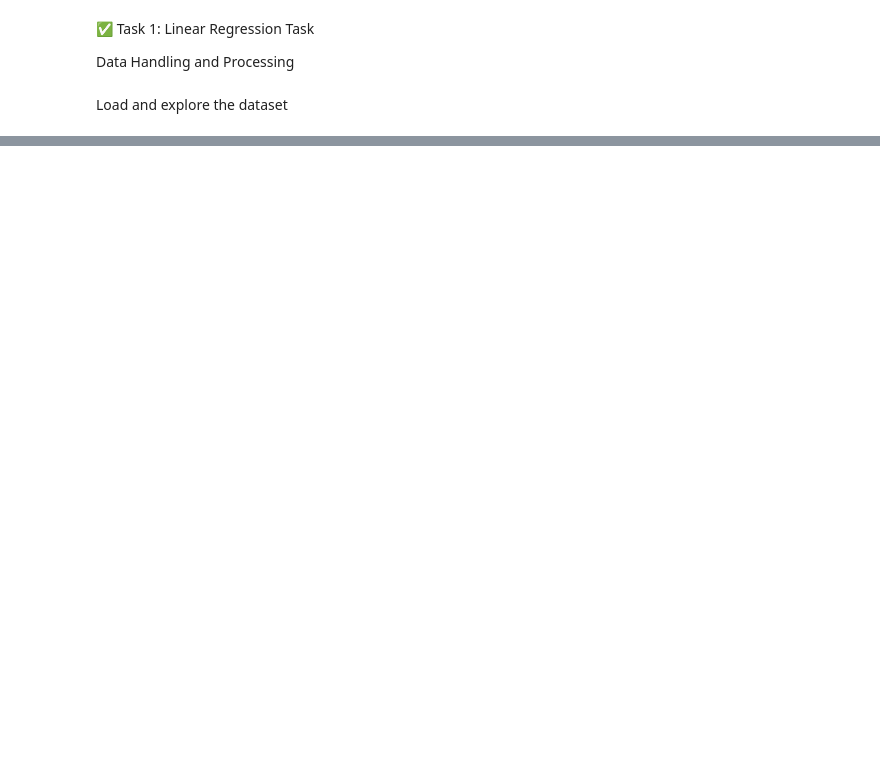
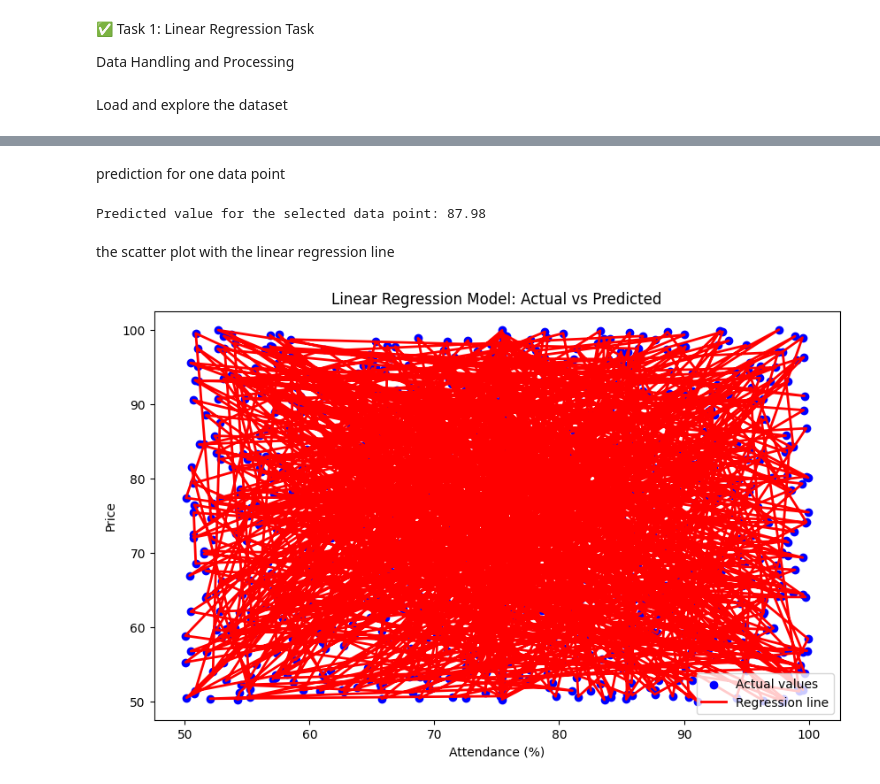
Before and after one commit to ngabo-dev/Linear-Regression-Model-Deployment, a Jupyter notebook: summative/linear_regression/Student_Performance_Prediction.ipynb, the cells around one changed output, grey strips where cells are left out. Saved outputs shown, nothing was run; the diff lists cells and outputs as text; code cells hidden in the pictures; blank space fills up the shorter version.

Commit message:
added missing visualizations

```diff
--- a/summative/linear_regression/Student_Performance_Prediction.ipynb
+++ b/summative/linear_regression/Student_Performance_Prediction.ipynb
@@ -66,0 +65,19 @@ Step 2: Model Training & Comparison
+# %%
+# Drop unnecessary columns
+columns_to_drop = [
+    "Student_ID", "First_Name", "Last_Name", "Email", "Gender", "Age",
+    "Extracurricular_Activities", "Internet_Access_at_Home",
+    "Parent_Education_Level", "Family_Income_Level"
+]
+df.drop(columns=columns_to_drop, inplace=True)
+
+# Handle missing values - Fill numeric columns with mean
+imputer = SimpleImputer(strategy="mean")
+df[df.select_dtypes(include=["number"]).columns] = imputer.fit_transform(df.select_dtypes(include=["number"]))
+
+# One-hot encode 'Department'
+df = pd.get_dummies(df, columns=["Department"], drop_first=True)
+
+# Verify changes
+print(df.head())
+print(df.info())
@@ -66,0 +327,40 @@ Step 2: Model Training & Comparison
+# %% [markdown]
+prediction for one data point
+# %%
+# Make a prediction on a single data point (one row from the test set)
+single_row = X_test.iloc[0].values.reshape(1, -1)  # Get the first row and reshape it to 2D for prediction
+predicted_value = dt_model.predict(single_row)
+
+print(f"Predicted value for the selected data point: {predicted_value[0]}")
+# %% [output]
+Predicted value for the selected data point: 87.98
+# %% [markdown]
+the scatter plot with the linear regression line
+# %%
+# Split the data into training and testing sets
+X_train, X_test, y_train, y_test = train_test_split(X, y, test_size=0.2, random_state=42)
+
+# Train the Linear Regression model
+lin_reg_model = LinearRegression()
+lin_reg_model.fit(X_train, y_train)
+
+# Make predictions
+y_pred = lin_reg_model.predict(X_test)
+
+# Plot the regression line
+plt.figure(figsize=(10, 6))
+
+# Scatter plot of the actual values (using the first feature column from X_test)
+plt.scatter(X_test[numerical_columns[0]], y_test, color='blue', label='Actual values')
+
+# Plot the linear regression line (using the first feature column from X_test and predictions)
+plt.plot(X_test[numerical_columns[0]], y_pred, color='red', linewidth=2, label='Regression line')
+
+# Labeling
+plt.xlabel(numerical_columns[0])
+plt.ylabel('Price')
+plt.title('Linear Regression Model: Actual vs Predicted')
+plt.legend()
+plt.show()
+# %% [output]
+[figure, added]
```
Also changed, not shown: parts of 15 cells of this notebook, 2 other files.
